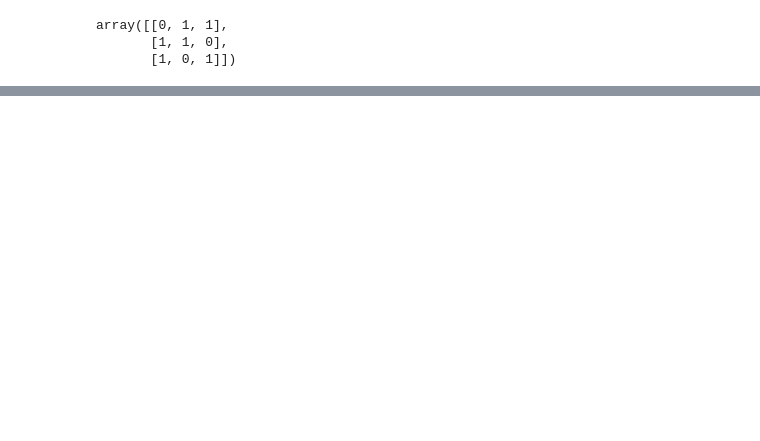
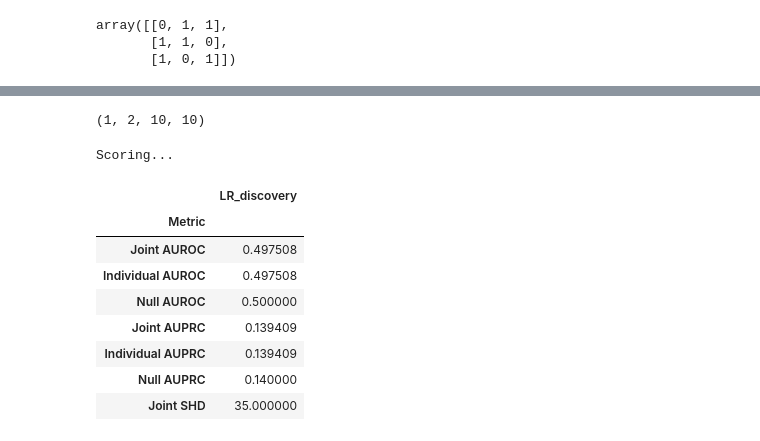
Before and after one commit to julienboussard/ODEDriverIdentifiability, a Jupyter notebook: notebooks/eval_pipeline_lowrankdiscovery.ipynb, the cells around one changed output, grey strips where cells are left out. Saved outputs shown, nothing was run; the diff lists cells and outputs as text; code cells hidden in the pictures; blank space fills up the shorter version.

```diff
--- a/notebooks/eval_pipeline_lowrankdiscovery.ipynb
+++ b/notebooks/eval_pipeline_lowrankdiscovery.ipynb
@@ -130,0 +287,22 @@ full_causalres = 1*(np.array(lowrank_adj_matrix)[:, 0] >= 0.5) #[0]
+# %%
+np.array(lowrank_adj_matrix).shape
+# %% [output]
+(1, 2, 10, 10)
+# %%
+## Compute scores
+score(
+    preds= np.array(lowrank_adj_matrix)[:, 0], #.transpose((0, 2, 1)), # Need to transpos
+    labs= adj_matrix,
+    name='LR_discovery'
+)
+# %% [output]
+Scoring...
+|  | LR_discovery |
+| Metric |  |
+| Joint AUROC | 0.497508 |
+| Individual AUROC | 0.497508 |
+| Null AUROC | 0.500000 |
+| Joint AUPRC | 0.139409 |
+| Individual AUPRC | 0.139409 |
+| Null AUPRC | 0.140000 |
+| Joint SHD | 35.000000 |
```
Also changed, not shown: parts of 34 cells of this notebook, 22 other files.
